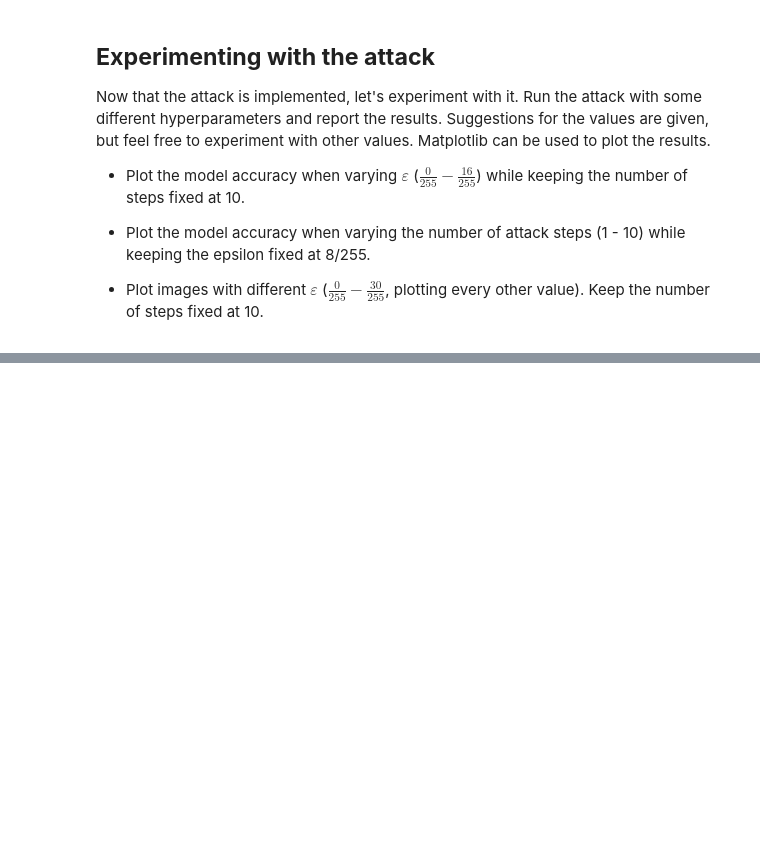
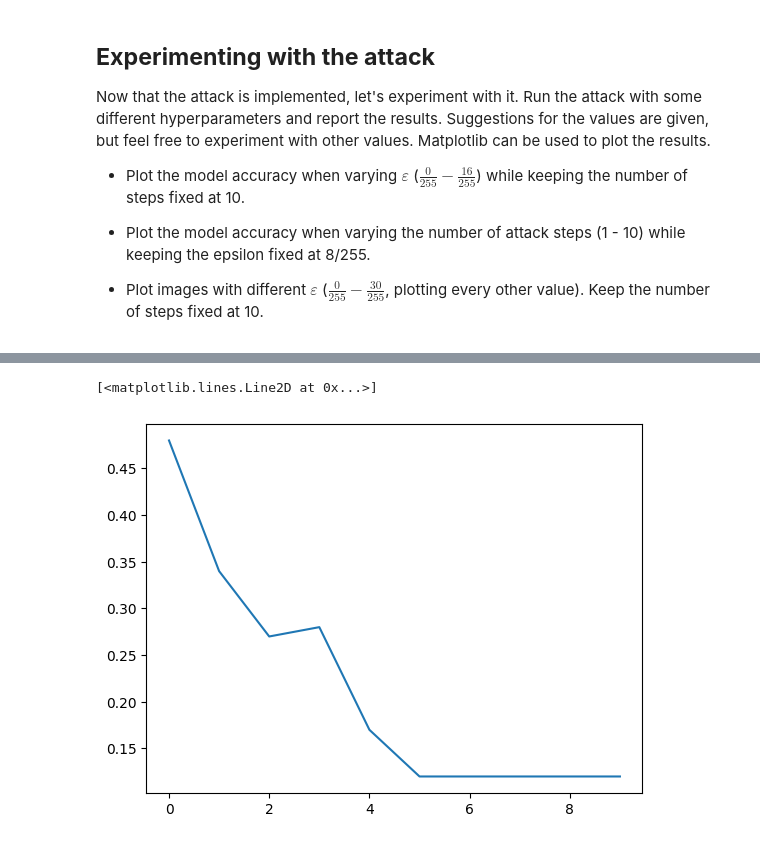
Before and after one commit to PaoloWang1/adversarial_learning, a Jupyter notebook: Adversarial_homework.ipynb, the cells around one changed output, grey strips where cells are left out. Cells and saved outputs as stored; diff of their text form; code cells hidden in the pictures; blank space fills up the shorter version.

```diff
--- a/Adversarial_homework.ipynb
+++ b/Adversarial_homework.ipynb
@@ -274,0 +296,12 @@ Now that the attack is implemented, let's experiment with it. Run the attack wit
+# %%
+acc_list_step = []
+for x in range(10):
+    acc_list_step.append([x, evaluate_adv(model, testloader, eps=(8/255.), num_steps=x+1)[0].item()])
+acc_step = np.array(acc_list_step)
+
+ep_step = acc_step[:,0]
+accuracies_step = acc_step[:,1]
+plt.plot(ep_step, accuracies_step)
+# %% [output]
+[<matplotlib.lines.Line2D at 0x...>]
+[figure, added]
```
Also changed, not shown: parts of 5 cells of this notebook.
